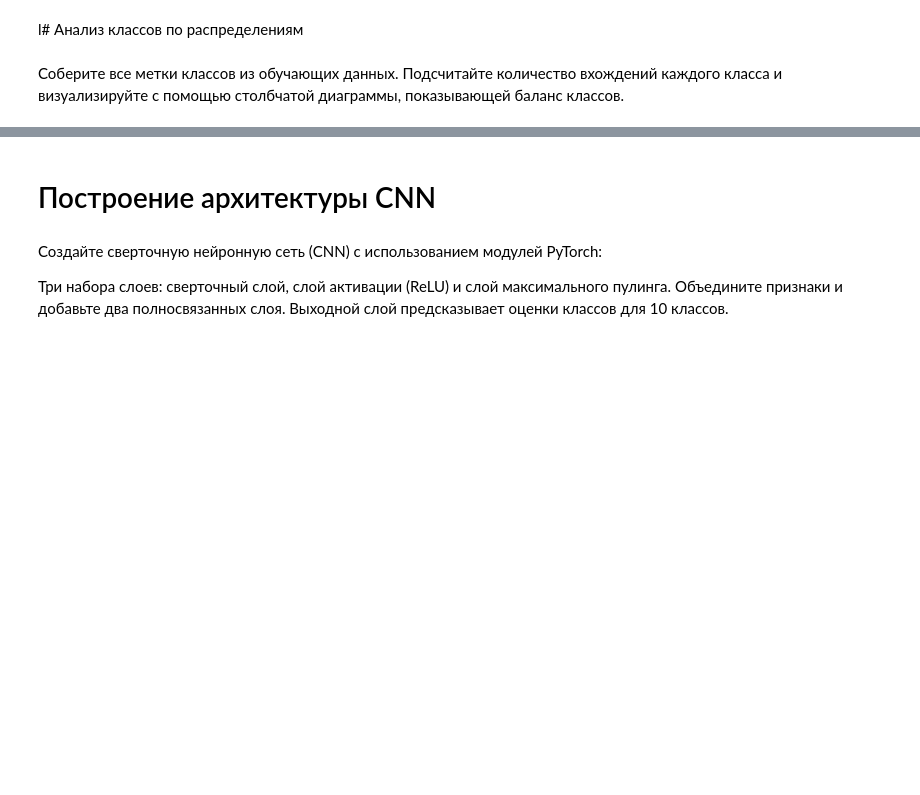
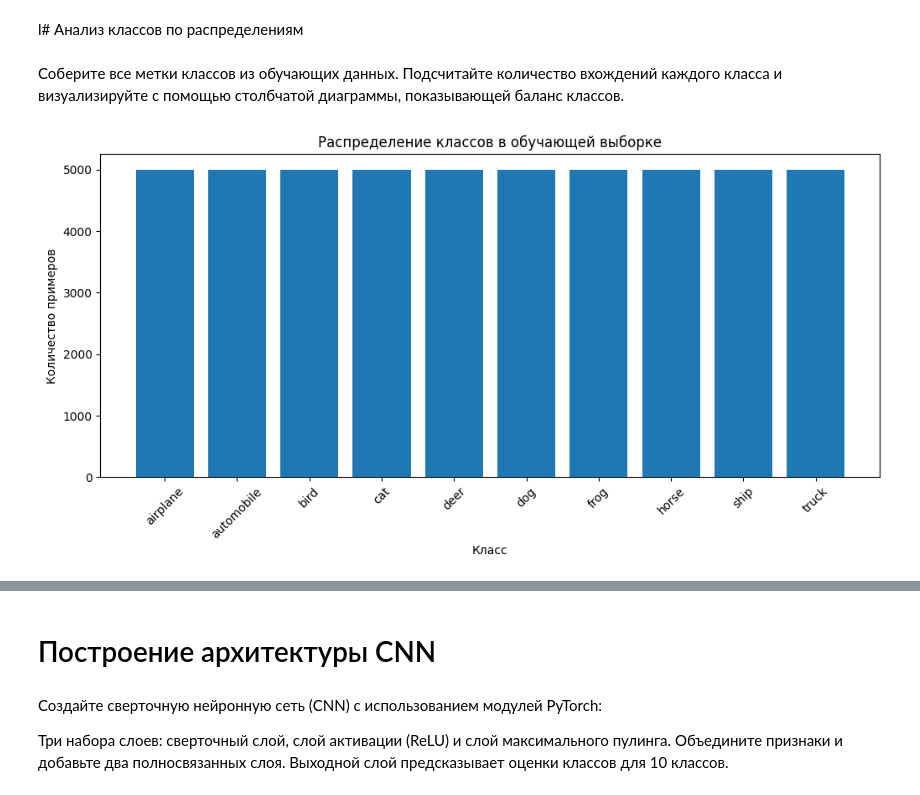
Before and after one commit to KrisTinaShch/TM_CNN, a Jupyter notebook: CIFAR_CNN.ipynb, the cells around one changed output, grey strips where cells are left out. Drawn from its saved outputs; the diff is of its cells as text; code cells hidden in the pictures; blank space fills up the shorter version.

```diff
--- a/CIFAR_CNN.ipynb
+++ b/CIFAR_CNN.ipynb
@@ -76,0 +77,15 @@ l# Анализ классов по распределениям
+# %%
+all_labels = [label for _, label in train_dataset]
+unique, counts = np.unique(all_labels, return_counts=True)
+plt.figure(figsize=(12, 5))
+plt.bar(unique, counts)
+plt.xlabel('Класс')
+plt.ylabel('Количество примеров')
+plt.title('Распределение классов в обучающей выборке')
+if hasattr(train_dataset, 'classes'):
+    plt.xticks(unique, [train_dataset.classes[i] for i in unique], rotation=45)
+else:
+    plt.xticks(unique)
+plt.show()
+# %% [output]
+[figure, added]
```
Also changed, not shown: parts of 2 cells of this notebook.
